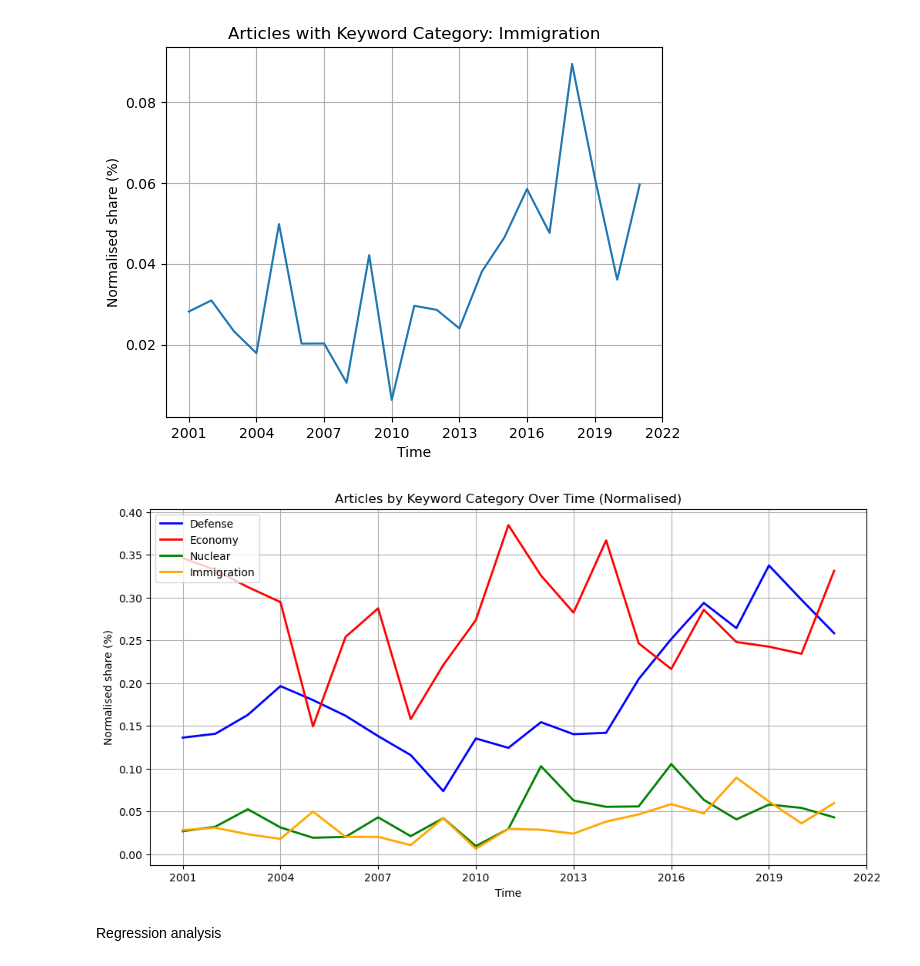
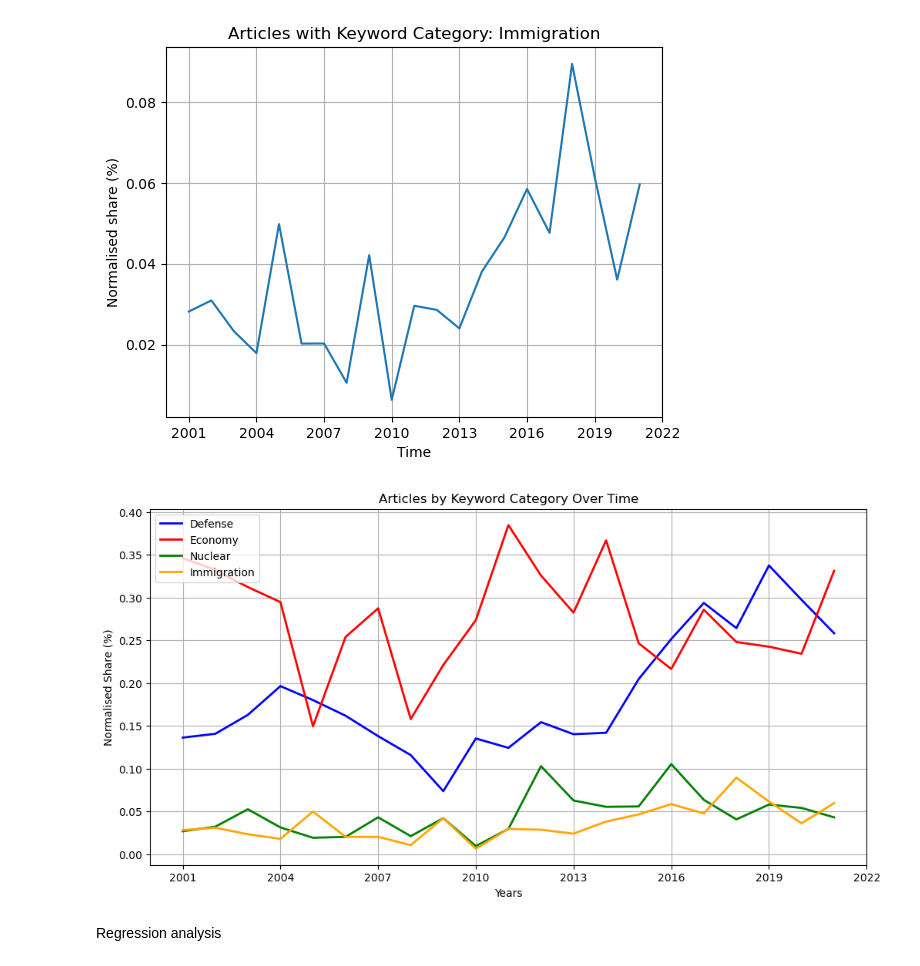
Before and after one commit to ninaudagawa/Media-Politics, a Jupyter notebook: project/notebooks/news_analysis.ipynb, the cells around one changed output. Cells and saved outputs as stored; diff of their text form; code cells hidden in the pictures.

```diff
--- a/project/notebooks/news_analysis.ipynb
+++ b/project/notebooks/news_analysis.ipynb
@@ -304,26 +304,26 @@ for category in CATEGORY_KEYWORDS.keys():
 # %%
 import matplotlib.pyplot as plt
 
 COLORS = ['blue', 'red', 'green', 'orange']
 
 fig, ax = plt.subplots(figsize=(12, 6))
 
 for category, color in zip(CATEGORY_KEYWORDS.keys(), COLORS):
     df_plot = category_normalised[category_normalised['category'] == category]
     ax.plot(df_plot['year'].astype(int), df_plot['normalised_share'],
             label=category.capitalize(), color=color, linewidth=2)
 
 ax.xaxis.set_major_locator(plt.MaxNLocator(integer=True))
-ax.set_xlabel("Time")
-ax.set_ylabel("Normalised share (%)")
-ax.set_title("Articles by Keyword Category Over Time (Normalised)")
+ax.set_xlabel("Years")
+ax.set_ylabel("Normalised Share (%)")
+ax.set_title("Articles by Keyword Category Over Time")
 ax.legend(loc='upper left')
 ax.grid(True)
 
 # fig.savefig("combined_categories_plot.png", bbox_inches='tight', dpi=300)
 plt.show()
 # %% [output]
-[figure, old version]
+[figure, new version]
 # %% [markdown]
 Regression analysis
 # %%
```
Also changed, not shown: 4 other files.
